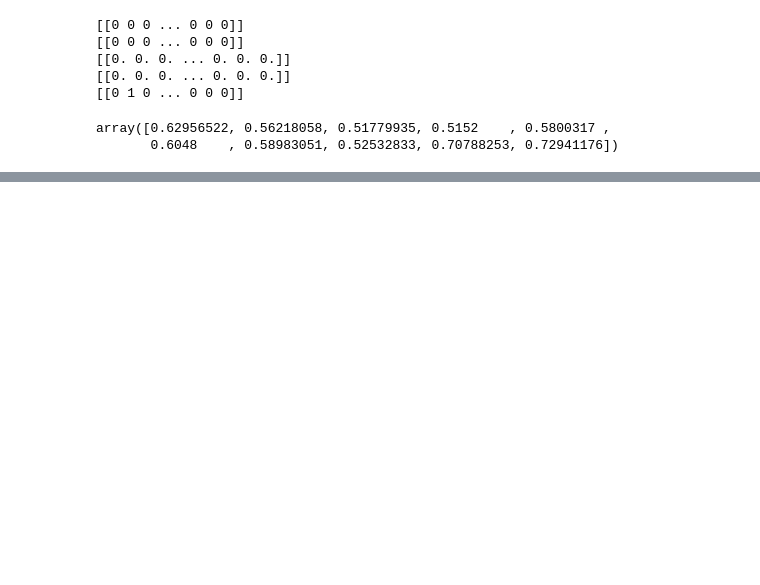
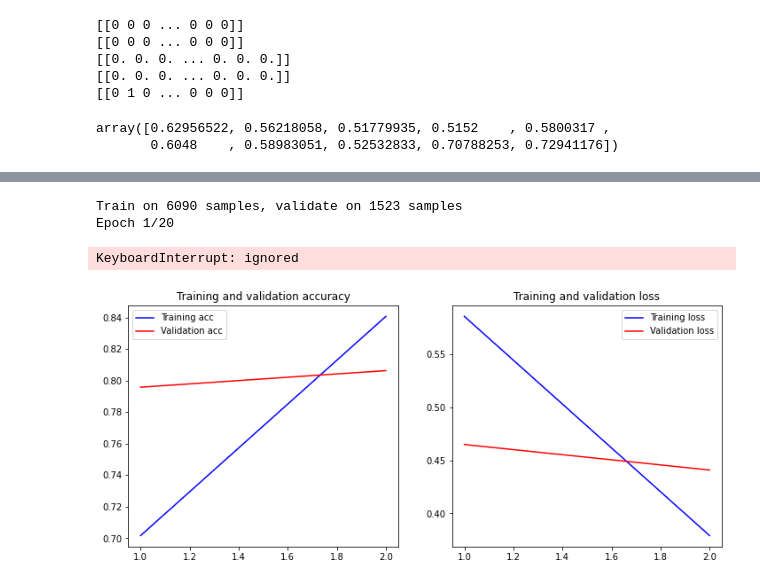
Before and after one commit to elemi10/7506-TP-Org-de-datos, a Jupyter notebook: Tp2_7506.ipynb, the cells around one changed output, grey strips where cells are left out. Cells and saved outputs as stored; diff of their text form; code cells hidden in the pictures; blank space fills up the shorter version.

```diff
--- a/Tp2_7506.ipynb
+++ b/Tp2_7506.ipynb
@@ -514,0 +588,3 @@ sample_submission.to_csv('sub8.csv',index=False)
+# %%
+X_emb_train=pad_sequences(X_emb_train,padding='post',maxlen=maxlen)
+X_emb_test=pad_sequences(X_emb_test,padding='post',maxlen=maxlen)
@@ -514,0 +595,10 @@ sample_submission.to_csv('sub8.csv',index=False)
+# %%
+model2=Sequential()
+# %%
+dims=50
+model2.add(layers.Embedding(input_dim=vocab_size,input_length=100,output_dim=dims))
+model2.add(layers.GlobalMaxPool1D())
+model2.add(layers.Dense(10, activation='relu'))
+model2.add(layers.Dense(1, activation='sigmoid'))
+model2.compile(optimizer='adam',loss='binary_crossentropy',metrics=['accuracy'])
+model2.summary()
@@ -514,0 +622,11 @@ sample_submission.to_csv('sub8.csv',index=False)
+# %%
+tweets_emb=model2.fit(X_emb_train,y_train,epochs=20,verbose=2,validation_data=(X_emb_test,y_test),\
+                     batch_size=10)
+# %% [output]
+Train on 6090 samples, validate on 1523 samples
+Epoch 1/20
+KeyboardInterrupt: ignored
+# %%
+plot_history(tweets_emb)
+# %% [output]
+[figure, added]
```
Also changed, not shown: parts of 103 cells of this notebook.
